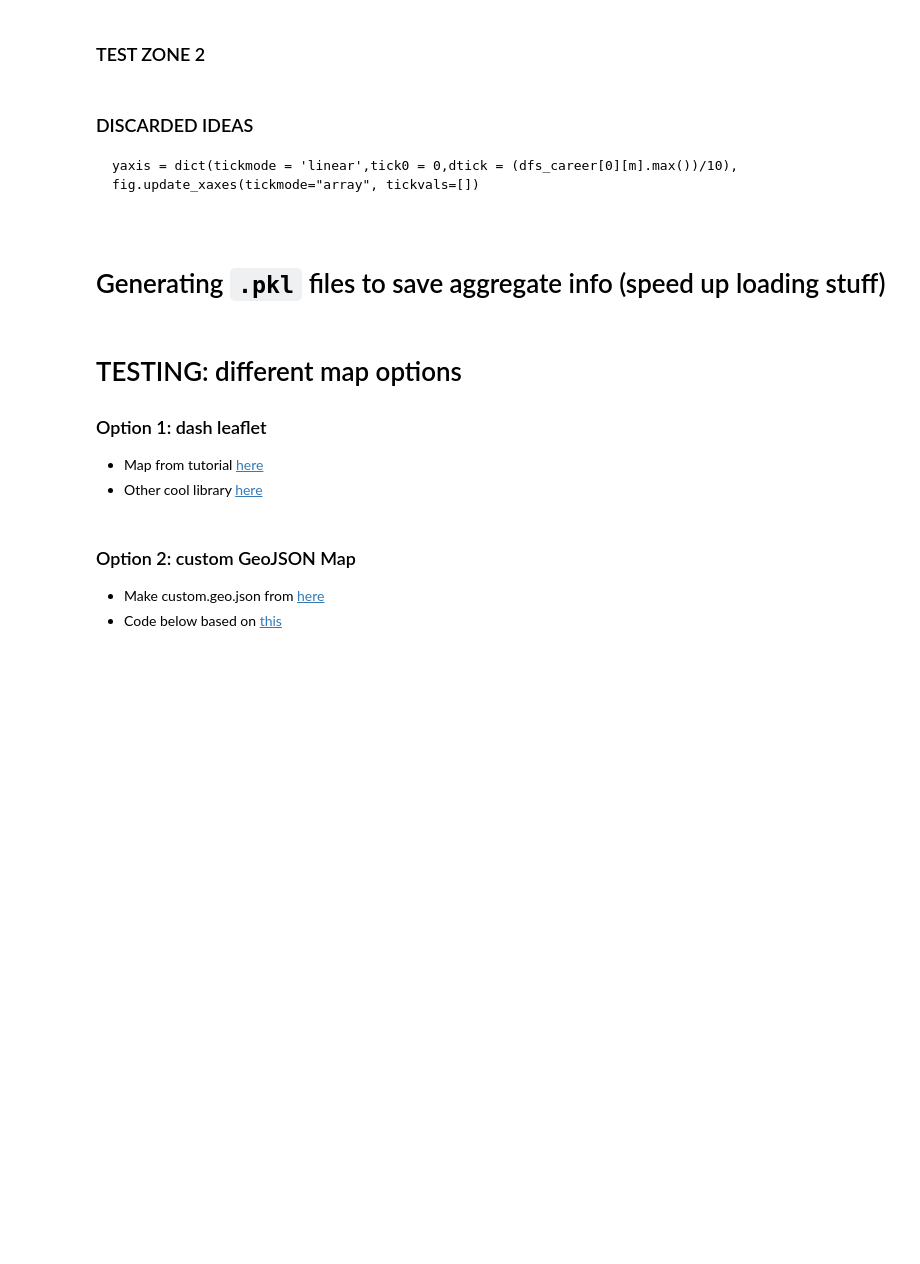
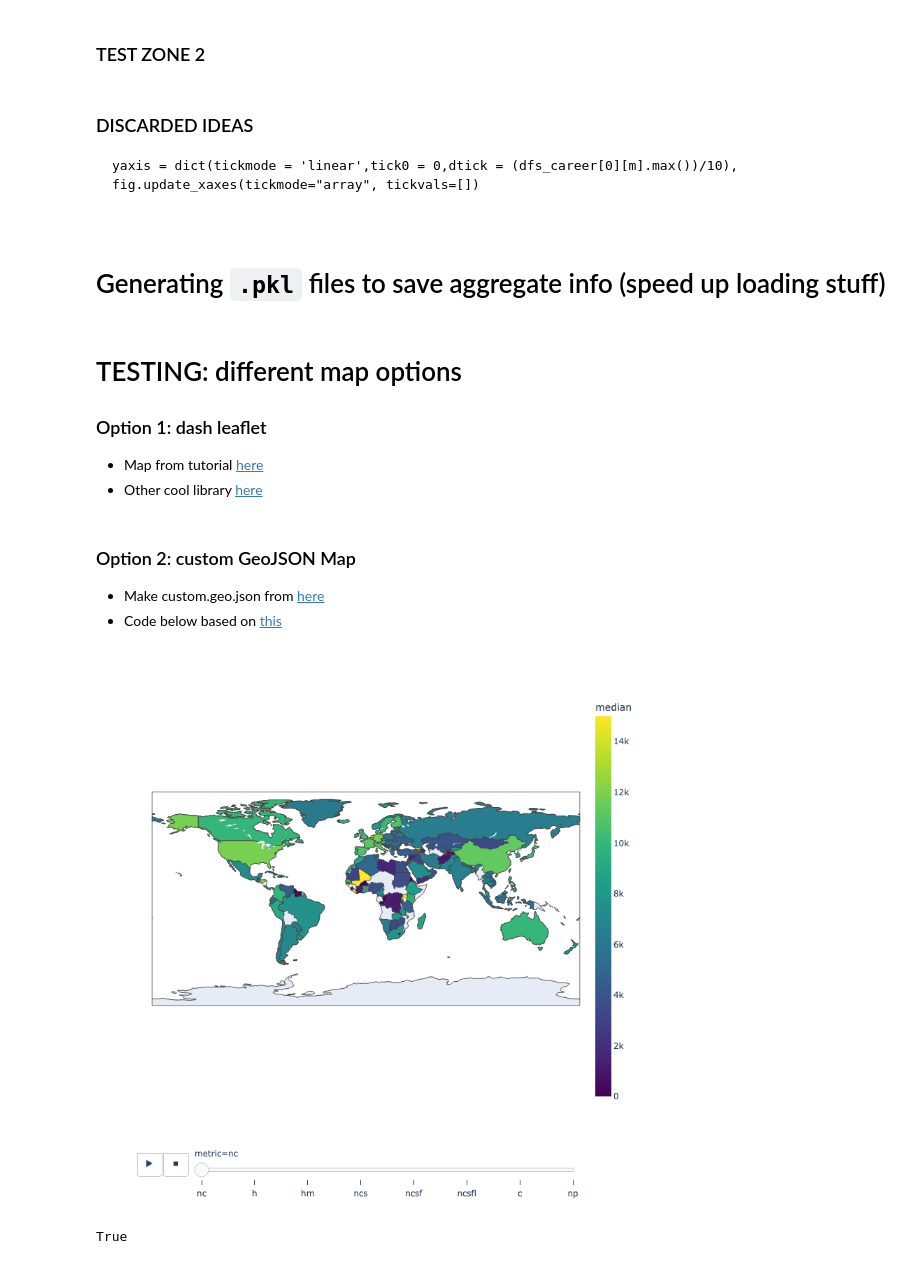
Before and after one commit to Notebook-Factory/twopercenters, a Jupyter notebook: code_test_preproc/testing_ground.ipynb, the cells around one changed output. Drawn from its saved outputs; the diff is of its cells as text; code cells hidden in the pictures; blank space fills up the shorter version.

```diff
--- a/code_test_preproc/testing_ground.ipynb
+++ b/code_test_preproc/testing_ground.ipynb
@@ -711,0 +755,67 @@ fig.show()
+# %%
+import pandas as pd
+import country_converter as coco
+import json
+import plotly.io as pio
+
+cc = coco.CountryConverter()
+world_path = '../aggregate/custom.geo.json'
+with open(world_path) as f: geo_world = json.load(f)
+aa = pd.read_pickle('../cntry_sum.pkl')
+yr = 2021
+log = ''
+st_idx = 3
+metrics = ['nc', 'h', 'hm',  'ncs', 'ncsf', 'ncsfl', 'c', 'np']
+metrics_name = ['# Citations', 'H-index', 'Hm-index',  '# citations to single auth papers', '# citations to single/first auth papers', '# citations to single/first/last auth papers', 'Composite score', 'Number of papers']
+df = pd.DataFrame(columns=['code', 'country', 'median', 'min','geometry', 'metric', 'metric_name'])
+kk = 0
+for idxx, metric in enumerate(metrics):
+    for idx, cntry in enumerate(aa):
+        if cntry['ct'] != 'csk' and cntry['ct'] != 'nan':
+            if cntry['ct'] == 'sux':
+                cur_name = "Russia"
+            elif cntry['ct'] == 'ant':
+                cur_name = "Netherlands"
+            elif cntry['ct'] == 'scg':
+                cur_name = 'Czech Republic'
+            else:
+                cur_name = cc.convert(cntry['ct'], to = 'name_short')
+            try:
+                df.loc[kk] = ([cntry['ct'].upper()]) + [cur_name] + [cntry['dat'][f'career_{yr}{log}'][metric][3]] + [cntry['dat'][f'career_{yr}{log}'][metric][3]] + [''] + [str(metric)] + [str(metrics_name[idxx])]
+            except Exception as e:
+                df.loc[kk] = ([cntry['ct'].upper()]) + [cur_name] + [0]+ [0] + [''] + [str(metric)] + ['lel']
+            kk = kk +1
+
+df.index = df['code']
+
+
+import plotly.express as px
+
+# fig = px.choropleth_mapbox(data_frame=df,
+#                            geojson=geo_world_ok,
+#                            locations='code',
+#                            color='median',
+#                            color_continuous_scale="viridis",
+#                            mapbox_style = 'open-street-map',
+#                            #range_color=(0, 50),
+#                            animation_frame='metric',
+#                            hover_data=['country','metric_name'],
+#                            zoom = 0.3)
+
+fig = px.choropleth(data_frame=df,
+                           locations='code',
+                           color='median',
+                           color_continuous_scale="viridis",
+                           range_color=(0, 15000),
+                           animation_frame='metric',
+                           hover_data=['country','metric_name'])
+
+fig.update_layout(width=800,
+                  height = 800,
+                  coloraxis_colorbar_thickness=23)
+# %% [output]
+[figure, added]
+# %%
+'fra' in list(df.code)
+# %% [output]
+True
```
Also changed, not shown: parts of 6 cells of this notebook, 16 other files.
